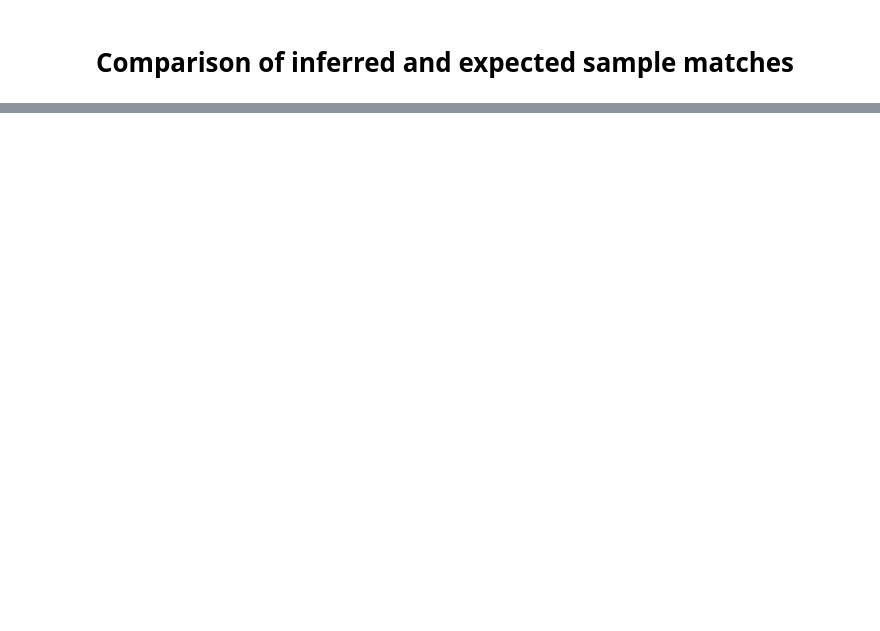
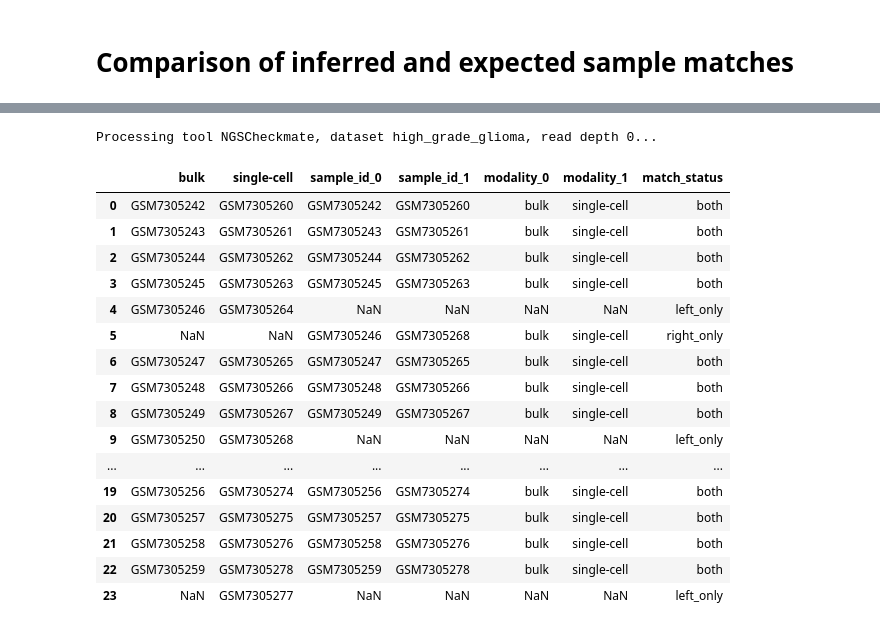
Before and after one commit to emma2207/hgsoc-reconstruction, a Jupyter notebook: sample_id_matching/scripts/experiment/real_data_results.ipynb, the cells around one changed output, grey strips where cells are left out. Drawn from its saved outputs; the diff is of its cells as text; code cells hidden in the pictures; blank space fills up the shorter version.

```diff
--- a/sample_id_matching/scripts/experiment/real_data_results.ipynb
+++ b/sample_id_matching/scripts/experiment/real_data_results.ipynb
@@ -91,0 +170,27 @@ Processing read depth 40 and tool Vireo for plotting...
+# %%
+# for rd in read_depths:
+merged_df = find_accuracy_mismatches(DATA_PATH, "NGSCheckmate", "high_grade_glioma", 0, "bulk", "single-cell")
+    # print(n_mismatches)
+    # print(mismatches_df.iloc[:, :2])
+# %% [output]
+Processing tool NGSCheckmate, dataset high_grade_glioma, read depth 0...
+# %%
+merged_df
+# %% [output]
+|  | bulk | single-cell | sample_id_0 | sample_id_1 | modality_0 | modality_1 | match_status |
+| 0 | GSM7305242 | GSM7305260 | GSM7305242 | GSM7305260 | bulk | single-cell | both |
+| 1 | GSM7305243 | GSM7305261 | GSM7305243 | GSM7305261 | bulk | single-cell | both |
+| 2 | GSM7305244 | GSM7305262 | GSM7305244 | GSM7305262 | bulk | single-cell | both |
+| 3 | GSM7305245 | GSM7305263 | GSM7305245 | GSM7305263 | bulk | single-cell | both |
+| 4 | GSM7305246 | GSM7305264 | NaN | NaN | NaN | NaN | left_only |
+| 5 | NaN | NaN | GSM7305246 | GSM7305268 | bulk | single-cell | right_only |
+| 6 | GSM7305247 | GSM7305265 | GSM7305247 | GSM7305265 | bulk | single-cell | both |
+| 7 | GSM7305248 | GSM7305266 | GSM7305248 | GSM7305266 | bulk | single-cell | both |
+| 8 | GSM7305249 | GSM7305267 | GSM7305249 | GSM7305267 | bulk | single-cell | both |
+| 9 | GSM7305250 | GSM7305268 | NaN | NaN | NaN | NaN | left_only |
+| ... | ... | ... | ... | ... | ... | ... | ... |
+| 19 | GSM7305256 | GSM7305274 | GSM7305256 | GSM7305274 | bulk | single-cell | both |
+| 20 | GSM7305257 | GSM7305275 | GSM7305257 | GSM7305275 | bulk | single-cell | both |
+| 21 | GSM7305258 | GSM7305276 | GSM7305258 | GSM7305276 | bulk | single-cell | both |
+| 22 | GSM7305259 | GSM7305278 | GSM7305259 | GSM7305278 | bulk | single-cell | both |
+| 23 | NaN | GSM7305277 | NaN | NaN | NaN | NaN | left_only |
```
Also changed, not shown: parts of 16 cells of this notebook, 3 other files.
